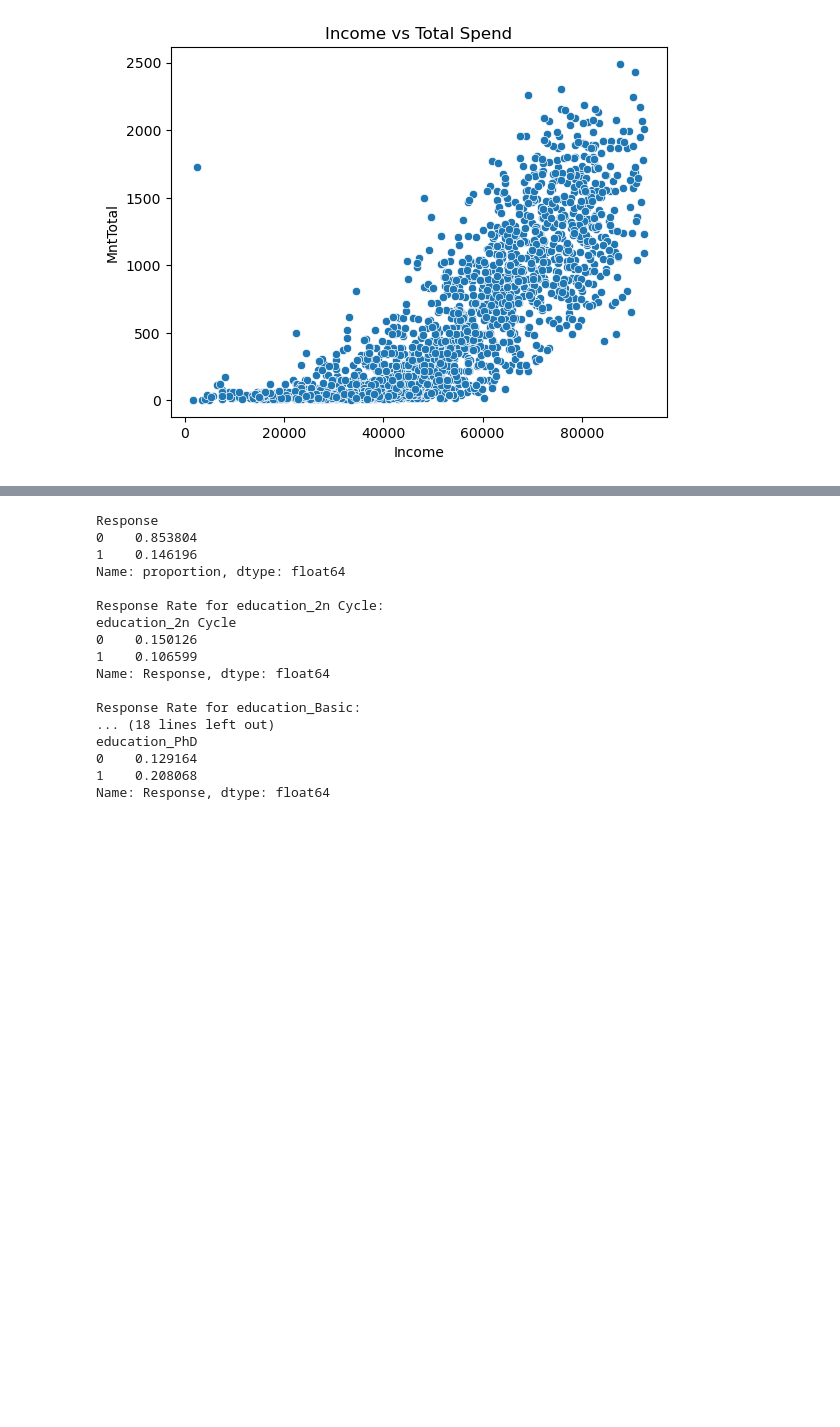
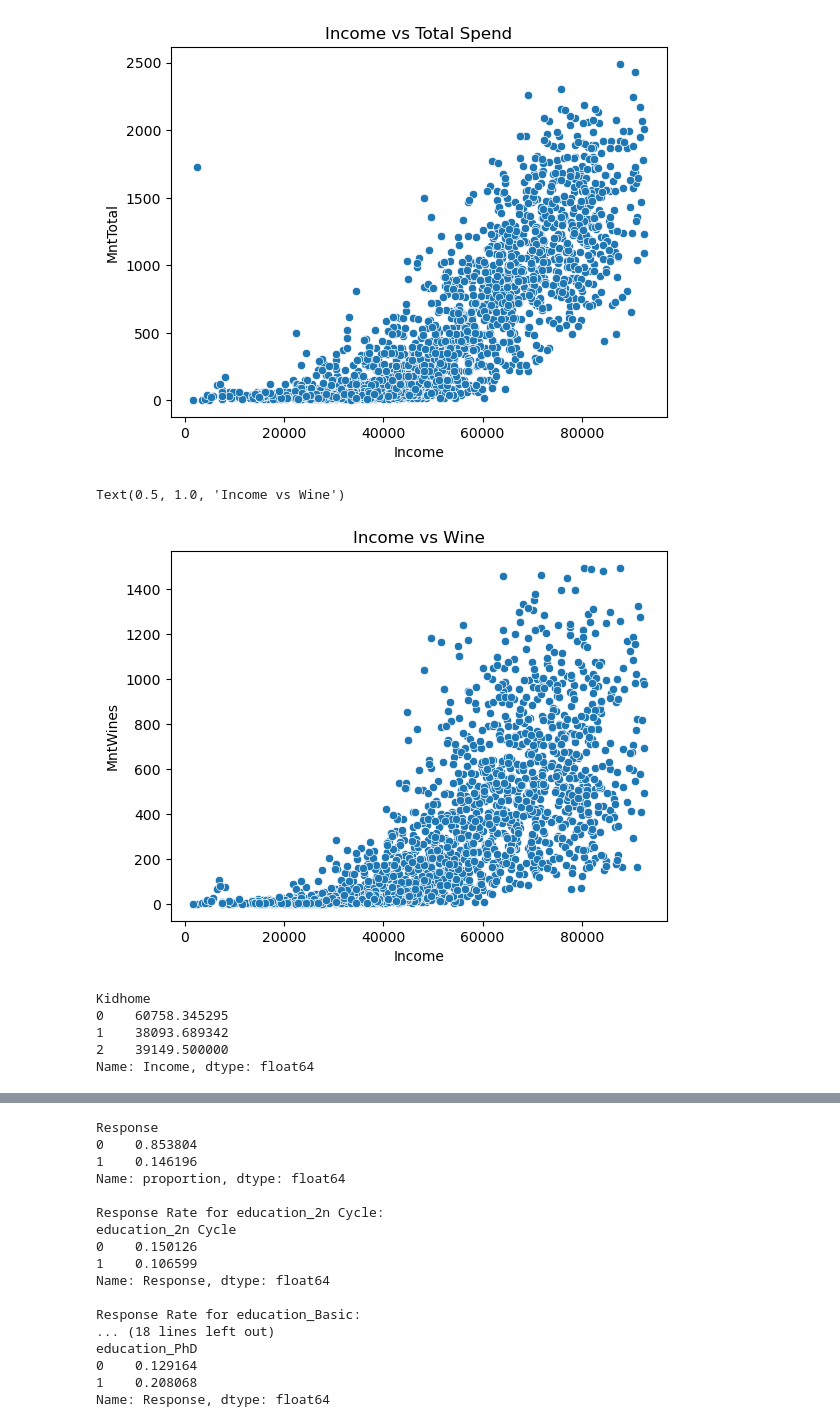
Before and after one commit to fincherc/marketing_project, a Jupyter notebook: food_da.ipynb, the cells around one changed output, grey strips where cells are left out. Drawn from its saved outputs; the diff is of its cells as text; code cells hidden in the pictures; blank space fills up the shorter version.

```diff
--- a/food_da.ipynb
+++ b/food_da.ipynb
@@ -162,3 +162,17 @@ plt.title("Income vs Total Spend")
 # %% [output]
 Text(0.5, 1.0, 'Income vs Total Spend')
 [figure]
+# %%
+sns.scatterplot(x='Income', y='MntWines', data=df)
+plt.title("Income vs Wine")
+# %% [output]
+Text(0.5, 1.0, 'Income vs Wine')
+[figure, added]
+# %%
+df.groupby('Kidhome')['Income'].mean()
+# %% [output]
+Kidhome
+0    60758.345295
+1    38093.689342
+2    39149.500000
+Name: Income, dtype: float64
```
Also changed, not shown: parts of 3 cells of this notebook.
